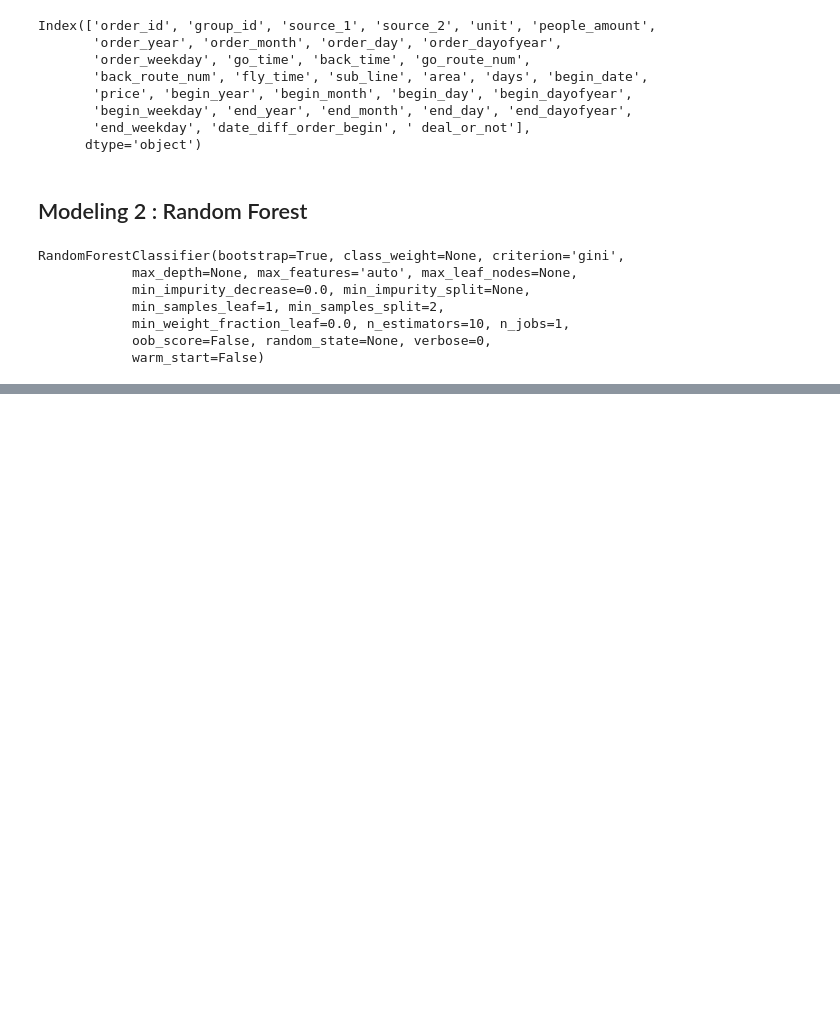
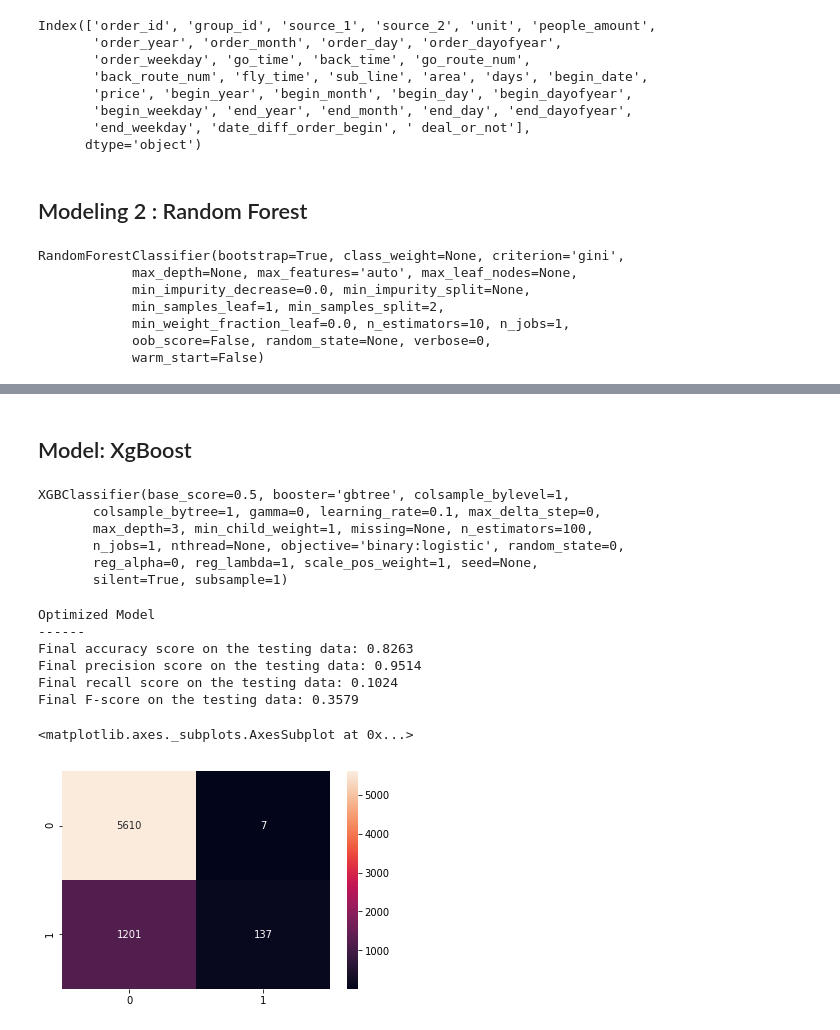
Before and after one commit to HuangKY/t_brain_ai, a Jupyter notebook: analysis/HuangKY/copy_variables_derivation_001.ipynb, the cells around one changed output, grey strips where cells are left out. Saved outputs shown, nothing was run; the diff lists cells and outputs as text; code cells hidden in the pictures; blank space fills up the shorter version.

```diff
--- a/analysis/HuangKY/copy_variables_derivation_001.ipynb
+++ b/analysis/HuangKY/copy_variables_derivation_001.ipynb
@@ -453,0 +552,2 @@ array([0, 0, 0, 0, 0, 0, 0, 0, 0, 0, 0, 0, 0, 0, 0, 0, 0, 0, 1, 0, 0, 0,
+# %% [markdown]
+## Model: XgBoost
@@ -453,0 +556,61 @@ array([0, 0, 0, 0, 0, 0, 0, 0, 0, 0, 0, 0, 0, 0, 0, 0, 0, 0, 1, 0, 0, 0,
+# %%
+# dummy化
+df_predictors_dummy = pd.get_dummies(df_predictors)
+
+
+# seperate into train and test features
+train_features_dummy = pd.merge(df_predictors_dummy, train_data, on='order_id', how='inner')
+test_features_dummy = pd.merge(df_predictors_dummy, test_data, on='order_id', how='inner')
+
+
+# train features: drop nulls
+train_features_dummy = train_features_dummy.dropna()  # TODO:  try to save more data !!!!!!!!!!!!!!!!!!!!!!!!!!!!!!!!!!!!!!!!!!!!!!!!!
+
+train_features_y_dummy = train_features_dummy['deal_or_not']
+train_features_X_dummy = train_features_dummy.drop(['order_id', 'group_id', 'begin_date', 'deal_or_not'], axis=1)
+
+
+# test features: fill nulls with 0
+test_features_X_dummy = test_features_dummy.fillna(0)   ## TODO:  fillna考慮 !!!!!!!!!!!!!!!!!!!!!!!!!!!!!!!!!!!!!!!!!!!!!!!!!!!!
+test_features_X_dummy = test_features_dummy.drop(['order_id', 'group_id', 'begin_date', ' deal_or_not'], axis=1)
+
+
+X_train_dummy, X_test_dummy, y_train_dummy, y_test_dummy = train_test_split(train_features_dummy,
+                                                    train_features_y_dummy,
+                                                    test_size = 0.33,
+                                                    random_state = 0)
+# %%
+xgb_model = xgb.XGBClassifier()
+xgb_model.fit(X_train_dummy, y_train_dummy)
+# %% [output]
+XGBClassifier(base_score=0.5, booster='gbtree', colsample_bylevel=1,
+       colsample_bytree=1, gamma=0, learning_rate=0.1, max_delta_step=0,
+       max_depth=3, min_child_weight=1, missing=None, n_estimators=100,
+       n_jobs=1, nthread=None, objective='binary:logistic', random_state=0,
+       reg_alpha=0, reg_lambda=1, scale_pos_weight=1, seed=None,
+       silent=True, subsample=1)
+# %%
+xgb_predictions = xgb_model.predict(X_test_dummy)
+# %%
+# Report the before-and-afterscores
+print("\nOptimized Model\n------")
+print("Final accuracy score on the testing data: {:.4f}".format(accuracy_score(y_test_dummy, xgb_predictions)))
+print("Final precision score on the testing data: {:.4f}".format(precision_score(y_test_dummy, xgb_predictions)))
+print("Final recall score on the testing data: {:.4f}".format(recall_score(y_test_dummy, xgb_predictions)))
+print("Final F-score on the testing data: {:.4f}".format(fbeta_score(y_test_dummy, xgb_predictions, beta = 0.5)))
+
+
+
+from sklearn.metrics import confusion_matrix
+import seaborn as sns
+%matplotlib inline
+sns.heatmap(confusion_matrix(y_test_dummy, xgb_predictions), annot = True, fmt = '')
+# %% [output]
+Optimized Model
+------
+Final accuracy score on the testing data: 0.8263
+Final precision score on the testing data: 0.9514
+Final recall score on the testing data: 0.1024
+Final F-score on the testing data: 0.3579
+<matplotlib.axes._subplots.AxesSubplot at 0x...>
+[figure, added]
```
Also changed, not shown: parts of 14 cells of this notebook, 2 other files.
